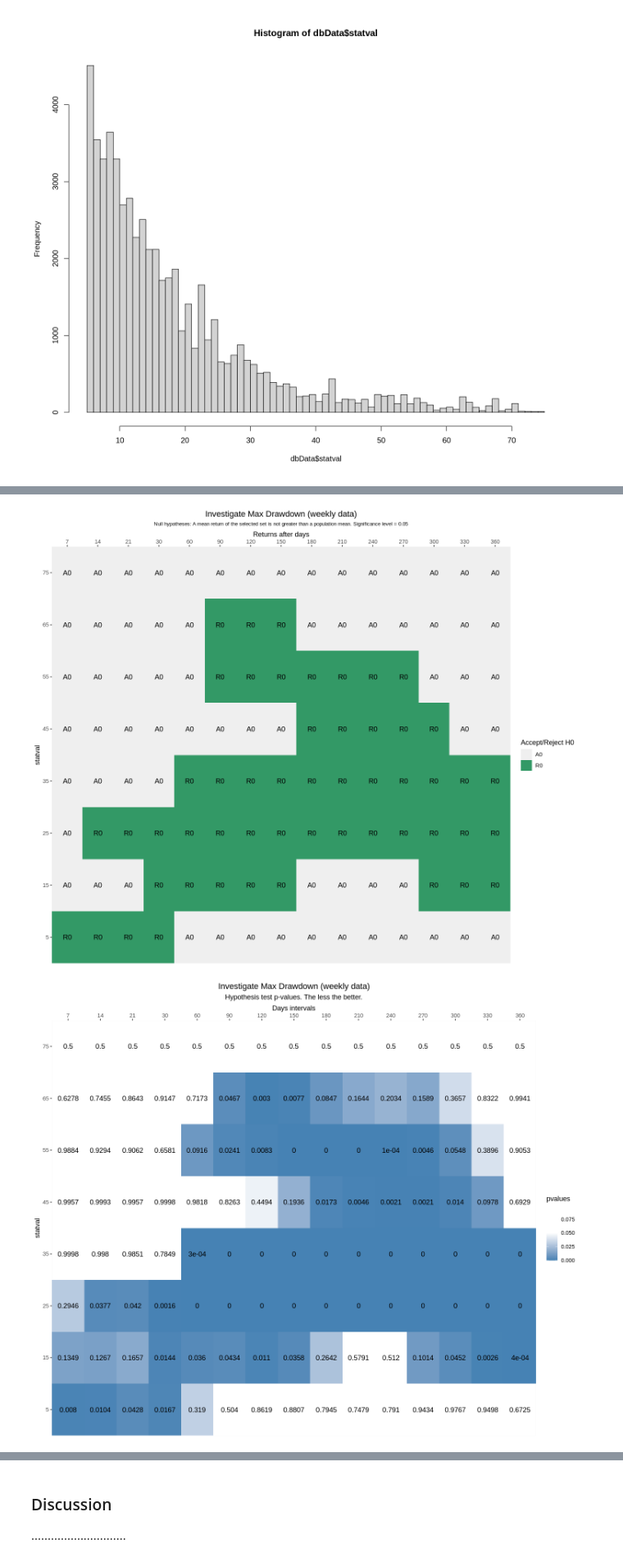
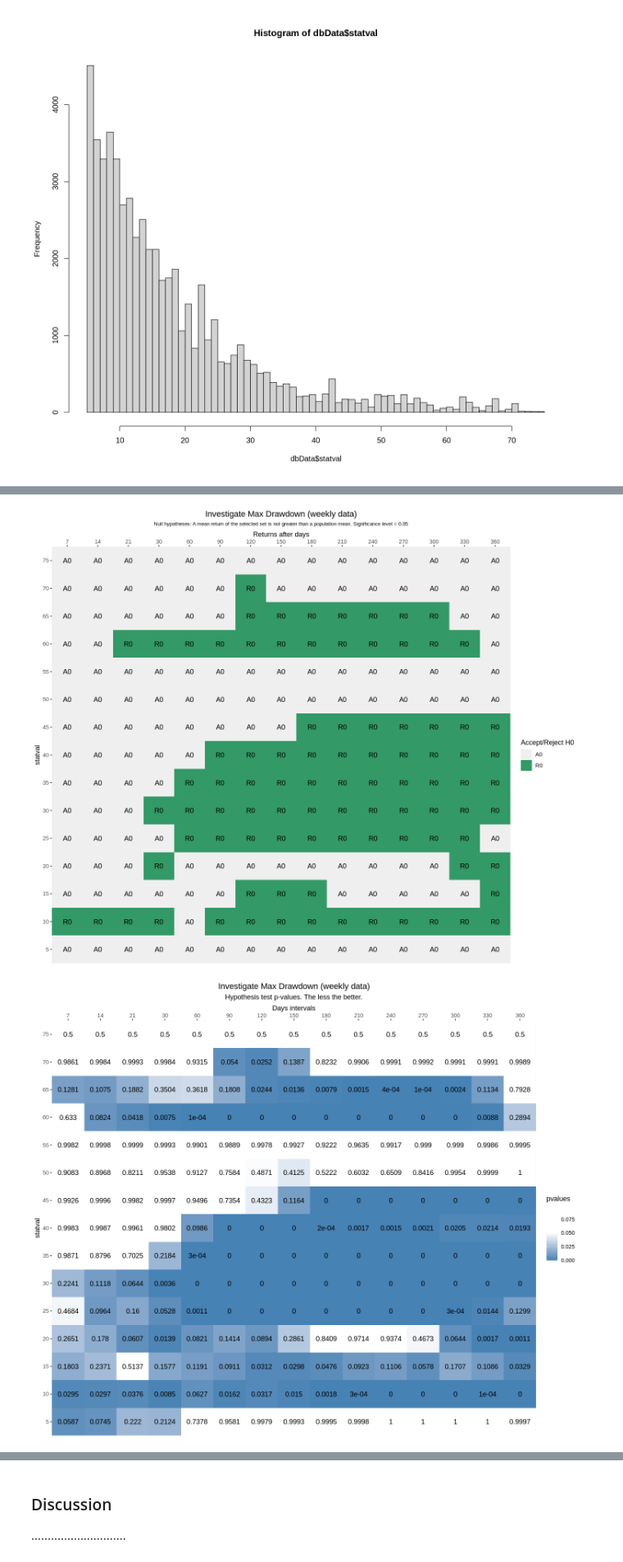
Before and after one commit to Svancara/C2ScoringWorkbench, a Jupyter notebook: C2Score_MaxDrawdown.ipynb, the cells around one changed output, grey strips where cells are left out. Shown at 82% size. Cells and saved outputs as stored; diff of their text form; code cells hidden in the pictures.

```diff
--- a/C2Score_MaxDrawdown.ipynb
+++ b/C2Score_MaxDrawdown.ipynb
@@ -34,24 +34,24 @@ hist(dbData$statval,breaks=50)
 # %%
 experiment = list(
   name = "MaxDrawdown, weekly data",
   description = "Investigate Max Drawdown (weekly data)",
   sqlText = sql, # the latest sql above
   attributeName = "statval",
-  attributeSteps = seq(from = 5, to = 75, by = 10))
+  attributeSteps = seq(from = 5, to = 75, by = 5))
 
 
 result = makeExperiment(experiment)
 # %% [output]
 We have calculated and stored the whole population statistics of strategies daily returns after 7, 14, ..., 360 days. Day after day. Now, we selected a particular statistics data (a sample) from the w ...
 
 The following table contains this hypothesis tests for defined stats intervals and all 7, 14, ..., 360 days time intervals.
 
 
 Descriptive stats of all data selected in the experiment:
      Systems    Obsrvtns     Minimum     1st Qu.      Median        Mean     3rd Qu.     Maximum          SD
         1691       56870      5.0000      8.7600     13.9400     17.9950     22.7200     74.5400     12.9152
-[figure, old version]
+[figure, new version]
-[figure, old version]
+[figure, new version]
 # %%
 showSDLessHypothesisTest(experiment, result)
 # %% [output]
```
Also changed, not shown: parts of 4 cells of this notebook, 13 other files.
